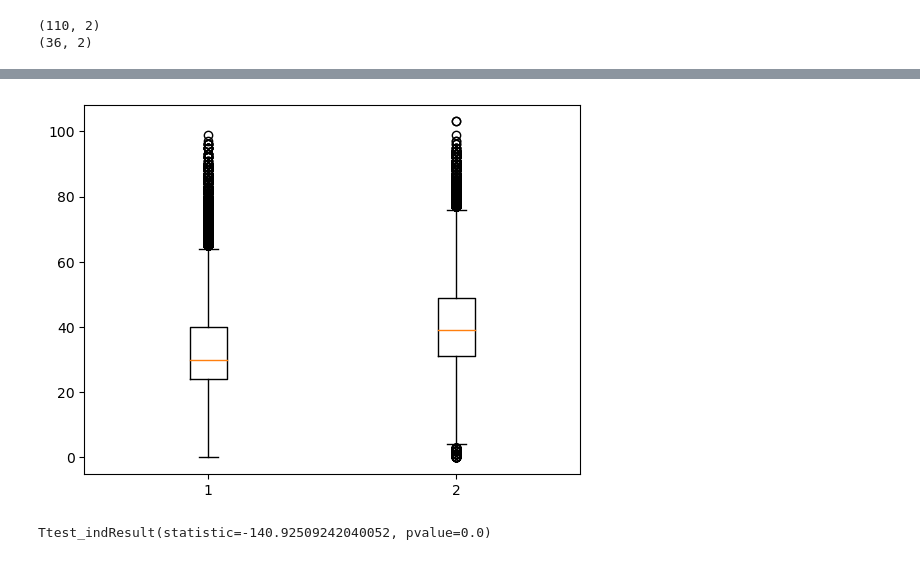
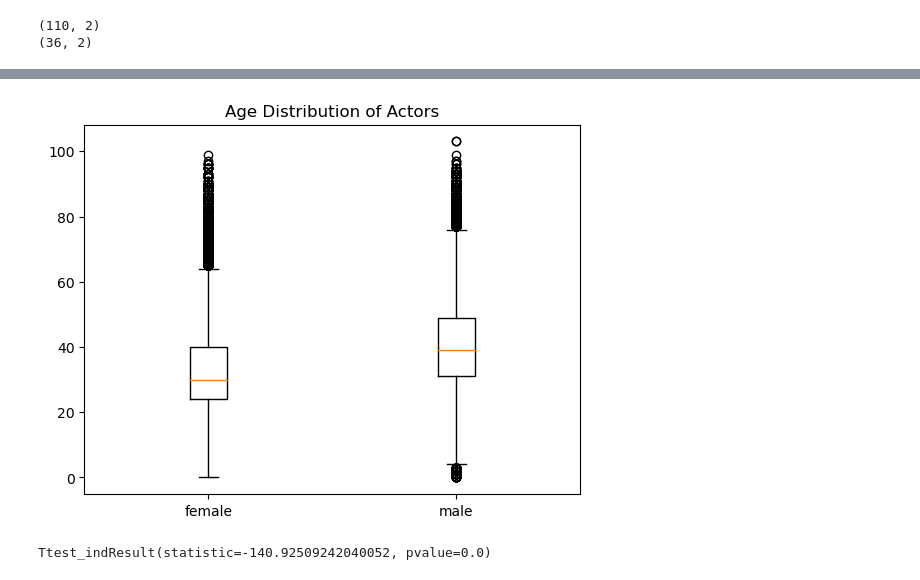
Before and after one commit to Wind-2375-like/ada-2022-project-gender-lens, a Jupyter notebook: milestone_p2.ipynb, the cells around one changed output, grey strips where cells are left out. Saved outputs shown, nothing was run; the diff lists cells and outputs as text; code cells hidden in the pictures.

```diff
--- a/milestone_p2.ipynb
+++ b/milestone_p2.ipynb
@@ -1081,9 +1084,10 @@ plt.show()
 # %%
 age_dis = [female_age["actor_age"].values, male_age["actor_age"].values]
-plt.boxplot(age_dis)
+plt.boxplot(age_dis, labels=['female', 'male'])
+plt.title("Age Distribution of Actors")
 plt.show()
 # %% [output]
-[figure, old version]
+[figure, new version]
 # %%
 stats.ttest_ind(female_age["actor_age"], male_age["actor_age"])
 # %% [output]
```
Also changed, not shown: parts of 8 cells of this notebook.
